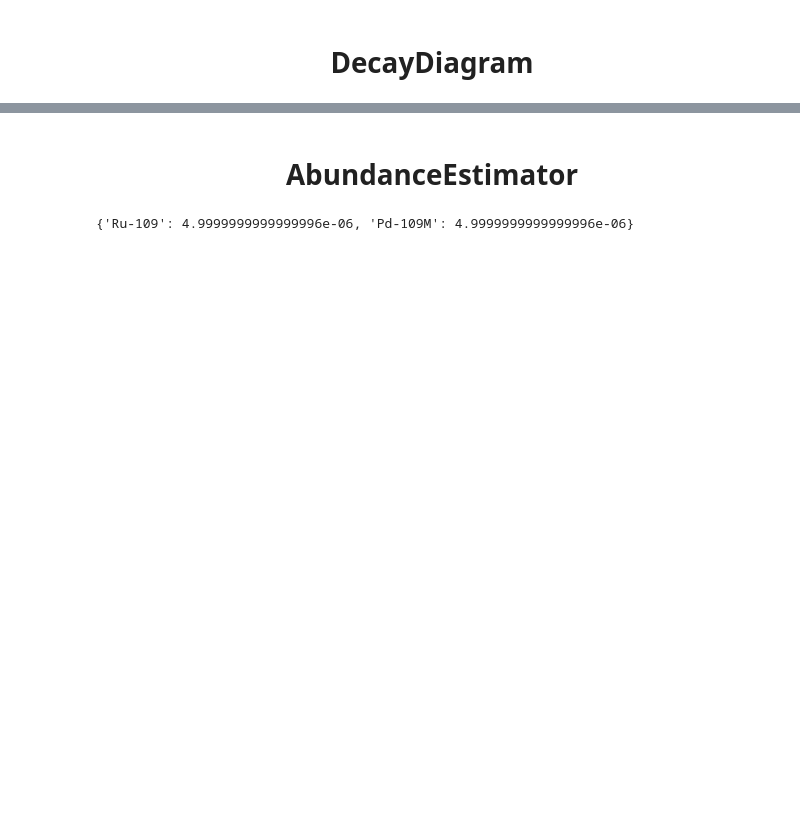
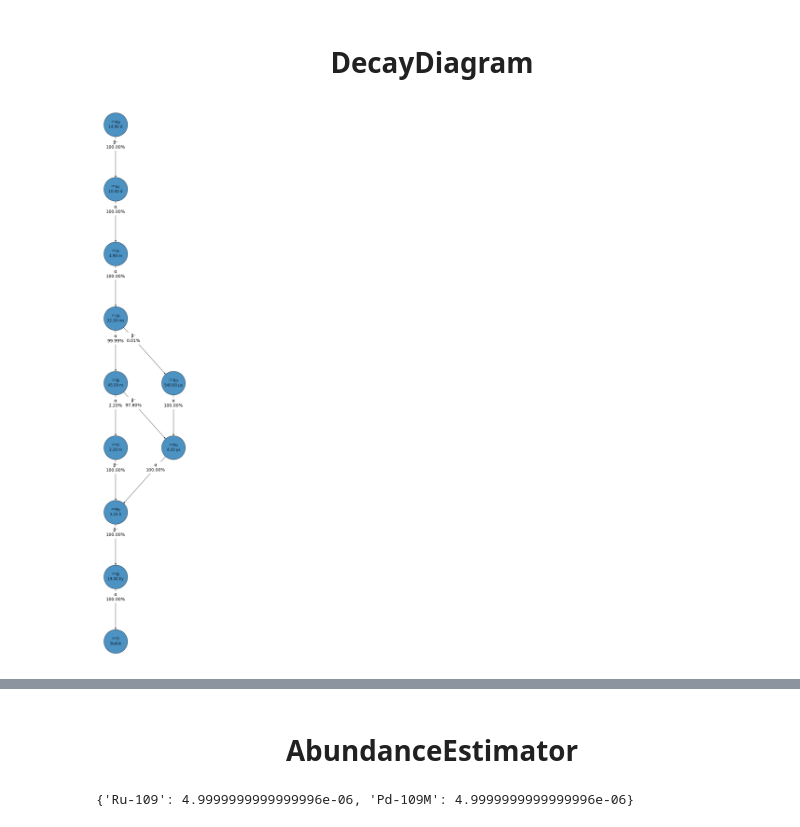
Before and after one commit to nudca-code/NuDCA, a Jupyter notebook: examples/io.ipynb, the cells around one changed output, grey strips where cells are left out. Saved outputs shown, nothing was run; the diff lists cells and outputs as text; code cells hidden in the pictures; blank space fills up the shorter version.

```diff
--- a/examples/io.ipynb
+++ b/examples/io.ipynb
@@ -25,29 +57,20 @@ print(decay_database.nuclides)
 # %%
 import os
 import sys
 from pathlib import Path
 sys.path.insert(1, str(Path.cwd().resolve().parent))
 
 from nudca.io import load_decay_database
-from nudca.decay_network import DecayDiagram
+from nudca.plot import DecayDiagram
 
 # nuclide = 'Ac-224'
-nuclide = 'Ni56'
+nuclide = 'Ra225'
 
 decay_database = load_decay_database(data_source='ENDF-B-VIII.1_decay')
 decay_diagram = DecayDiagram(decay_database)
 
-# radionuclide     = decay_diagram.nuclide
-# half_life        = decay_diagram.half_life
-# decay_modes      = decay_diagram.decay_modes
-# progeny          = decay_diagram.progeny
-# branching_ratios = decay_diagram.branching_ratios
-
-# print('Radionuclide: ', radionuclide )
-# print('Half life: ', half_life)
-# print('Progeny: ', progeny)
-# print('Decay modes:', decay_modes)
-# print('Branching ratios: ', branching_ratios)
-
-# decay_diagram.plot_nuclear_chart()
+fig, axes = decay_diagram.plot_decay_chains(nuclide)
+fig.tight_layout()
+# %% [output]
+[figure, added]
 # %%
```
Also changed, not shown: parts of 6 cells of this notebook, 42 other files.
